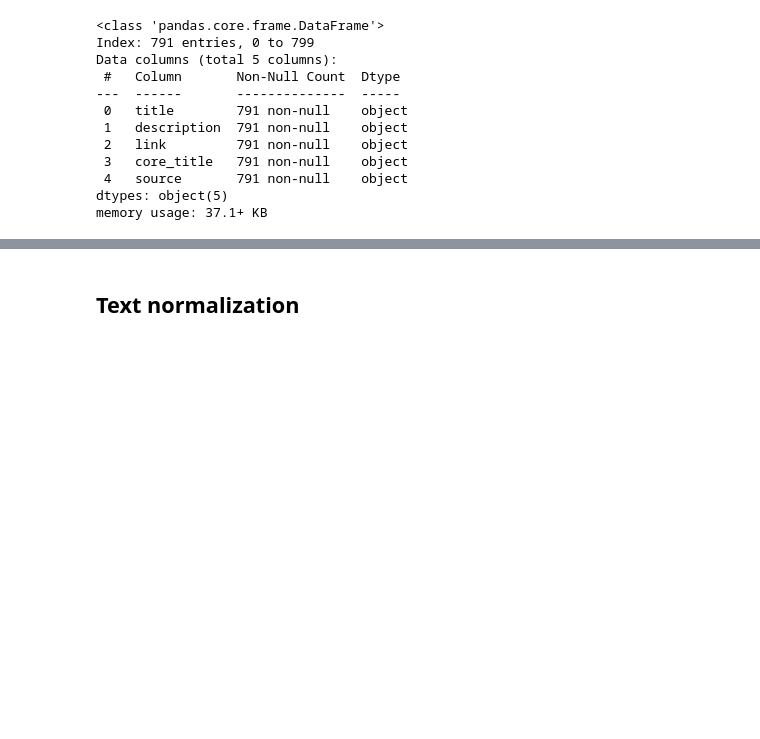
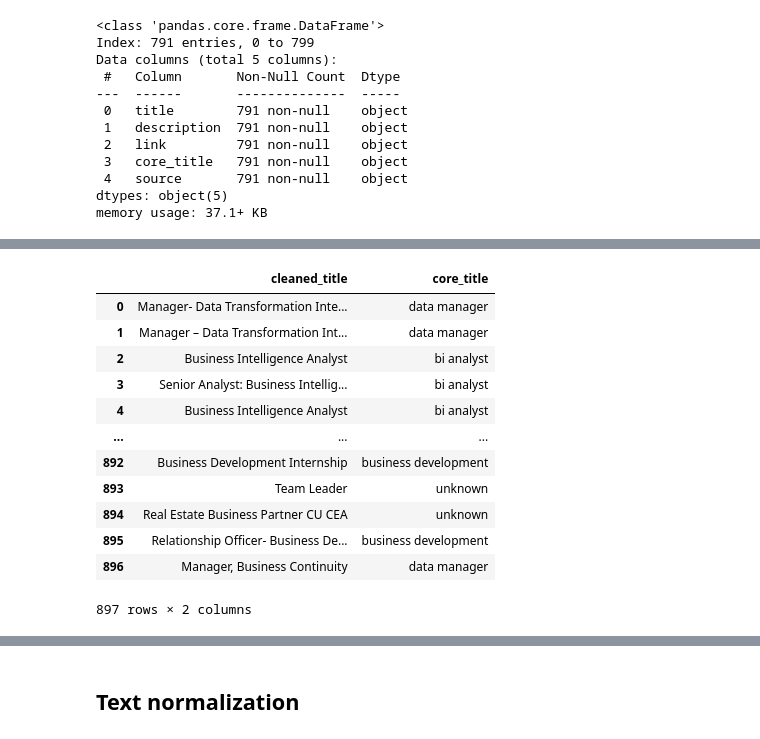
Before and after one commit to WamzMwangi/Job_Market_Analysis-BI_Tools, a Jupyter notebook: main.ipynb, the cells around one changed output, grey strips where cells are left out. Drawn from its saved outputs; the diff is of its cells as text; code cells hidden in the pictures; blank space fills up the shorter version.

```diff
--- a/main.ipynb
+++ b/main.ipynb
@@ -50,15 +53,18 @@ title_keywords = {
     "data engineer": ["engineer", "engineering"],
     "data manager": ["manager", "management", "data director","president"],
     "data analyst": ["data analyst", "analytics", "analysis"],
-    "bi analyst": ["bi analyst", "business intelligence analyst","business analyst"],
+    "bi analyst": ["bi analyst", "business intelligence analyst","business analyst","business intelligence","market intelligence"],
     "bi developer": ["bi developer", "business intelligence developer","developer","power bi"],
-    "data scientist": ["scientist", "science"],
+    "data scientist": ["scientist", "science","artificial intelligence"],
     "data architect": ["architect", "architecture"],
     "data specialist": ["specialist"],
     "data steward": ["steward", "librarian"],
     "data coordinator": ["coordinator", "data coordinator"],
     "data strategist": ["strategist", "strategy"],
-    "data quality specialist": ["quality specialist", "quality assurance", "data quality"]
+    "data quality specialist": ["quality specialist", "quality assurance", "data quality"],
+    "data educator":["lecturer","professor"],
+    "data governance":["data governance"],
+    "business development":["business development"]
     }
 # %%
 def get_core_title(title):
@@ -122,0 +163,17 @@ memory usage: 37.1+ KB
+# %%
+df2["core_title"] = df2["cleaned_title"].apply(get_core_title)
+df2[["cleaned_title", "core_title"]]
+# %% [output]
+|  | cleaned_title | core_title |
+| 0 | Manager- Data Transformation Inte... | data manager |
+| 1 | Manager – Data Transformation Int... | data manager |
+| 2 | Business Intelligence Analyst | bi analyst |
+| 3 | Senior Analyst: Business Intellig... | bi analyst |
+| 4 | Business Intelligence Analyst | bi analyst |
+| ... | ... | ... |
+| 892 | Business Development Internship | business development |
+| 893 | Team Leader | unknown |
+| 894 | Real Estate Business Partner CU CEA | unknown |
+| 895 | Relationship Officer- Business De... | business development |
+| 896 | Manager, Business Continuity | data manager |
+897 rows × 2 columns
```
Also changed, not shown: parts of 15 cells of this notebook, 1 other file.
